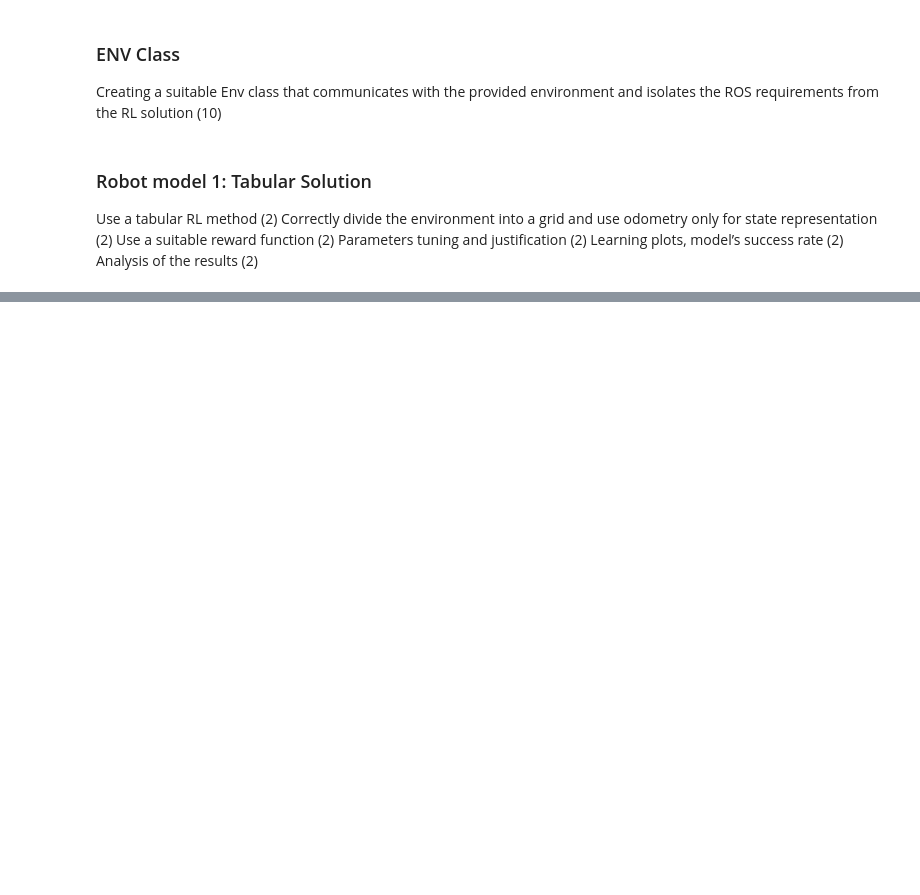
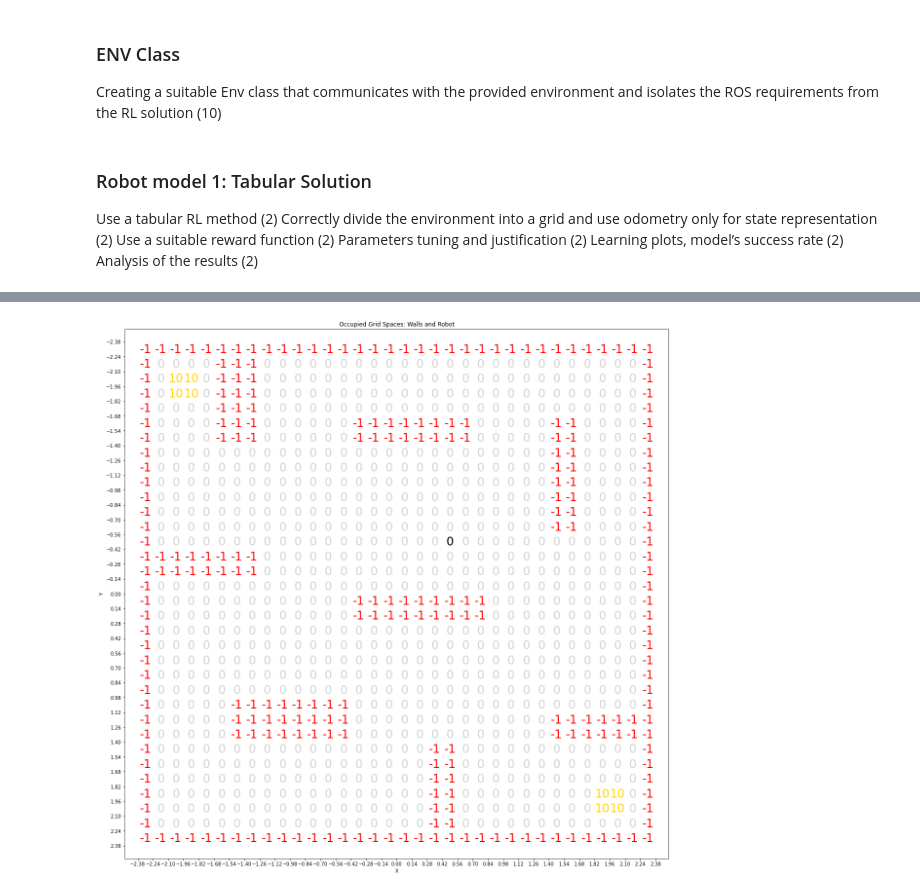
Before and after one commit to hakbar0/robotics-assessment-2, a Jupyter notebook: Assessment 2.ipynb, the cells around one changed output, grey strips where cells are left out. Drawn from its saved outputs; the diff is of its cells as text; code cells hidden in the pictures; blank space fills up the shorter version.

```diff
--- a/Assessment 2.ipynb
+++ b/Assessment 2.ipynb
@@ -86,0 +164,77 @@ plt.show()
+# %%
+import matplotlib.pyplot as plt
+import numpy as np
+
+walls = {
+       "Wall_Top": {"left_x": 2.5, "right_x": -2.5, "bottom_y": -2.35, "top_y": -2.5},
+       "Wall_Bottom": {"left_x": 2.5, "right_x": -2.5, "bottom_y": 2.5, "top_y": 2.35},
+       "Wall_Right": {"left_x": 2.5, "right_x": 2.35, "bottom_y": 2.5, "top_y": -2.5},
+       "Wall_Left": {"left_x": -2.5, "right_x": -2.35, "bottom_y": 2.5, "top_y": -2.5},
+
+                ## Verticals
+       "Wall_11": {"left_x": -1.392, "right_x": -1.542, "bottom_y": -1.437, "top_y": -2.437},
+       "Wall_7": {"left_x": 1.623, "right_x": 1.473, "bottom_y": -0.564, "top_y": -1.564},
+       "Wall_19": {"left_x": 0.5382, "right_x": 0.3882, "bottom_y": 2.41128, "top_y": 1.41128},
+       ## Horizontals
+       "Wall_9":{"left_x": 0.592, "right_x": -0.408, "bottom_y": -1.427, "top_y": -1.577},
+       "Wall_13":{"left_x": -1.36, "right_x": -2.36, "bottom_y": -0.145, "top_y": -0.295},
+       "Wall_21":{"left_x": 0.715, "right_x": -0.285, "bottom_y": 0.279, "top_y": 0.129},
+       "Wall_15":{"left_x": -0.502, "right_x": -1.502, "bottom_y": 1.27, "top_y": 1.12},
+       "Wall_17":{"left_x": 2.43, "right_x": 1.43, "bottom_y": 1.363, "top_y": 1.213},
+}
+
+robot = {
+       "Robot":{"left_x": 0.43017, "right_x":0.57017 , "bottom_y": -0.570048, "top_y": -0.430048},
+}
+
+goals = {
+    "Goal1":{"left_x": -2.125, "right_x":-1.875, "bottom_y": -2.125, "top_y": -1.875},
+    "Goal2":{"left_x": 1.875, "right_x":2.125, "bottom_y": 1.875, "top_y": 2.125},
+}
+
+
+def is_occupied(x, y, walls, robot, goals, grid_size):
+    for _, coords in walls.items():
+        within_x_range = (x + grid_size >= coords["right_x"] and x <= coords["left_x"]) or (x + grid_size >= coords["left_x"] and x <= coords["right_x"])
+        within_y_range = (y + grid_size >= coords["top_y"] and y <= coords["bottom_y"])
+        if within_x_range and within_y_range:
+            return "wall"
+    for _, coords in robot.items():
+        if coords["left_x"] <= x + grid_size / 2 <= coords["right_x"] and coords["bottom_y"] <= y + grid_size / 2 <= coords["top_y"]:
+            return "robot"
+    for _, coords in goals.items():
+        if coords["left_x"] <= x + grid_size / 2 <= coords["right_x"] and coords["bottom_y"] <= y + grid_size / 2 <= coords["top_y"]:
+            return "goal"
+    return False
+
+fig, ax = plt.subplots(figsize=(20, 20))
+
+# Display 0 for free spaces, -1 for occupied spaces, 'g' for robot, and 'G' for goal
+for x in x_ticks[:-1]:
+    for y in y_ticks[:-1]:
+        occupancy = is_occupied(x, y, walls, robot, goals, grid_size)
+        if occupancy == "wall":
+            text, color = -1, 'red'
+        elif occupancy == "robot":
+            text, color = '0', 'black'
+        elif occupancy == "goal":
+            text, color = '10', 'Gold'
+        else:
+            text, color = 0, 'lightgray'
+        ax.text(x + grid_size / 2, y + grid_size / 2, str(text), fontsize=24,
+                ha='center', va='center', color=color)
+
+
+plt.xlabel("X")
+plt.ylabel("Y")
+plt.title("Occupied Grid Spaces: Walls and Robot")
+plt.xticks(x_ticks)
+plt.yticks(y_ticks)
+plt.axis([x_min, x_max, y_min, y_max])
+
+# Invert the y-axis
+ax.invert_yaxis()
+
+plt.show()
+# %% [output]
+[figure, added]
```
Also changed, not shown: parts of 2 cells of this notebook.
